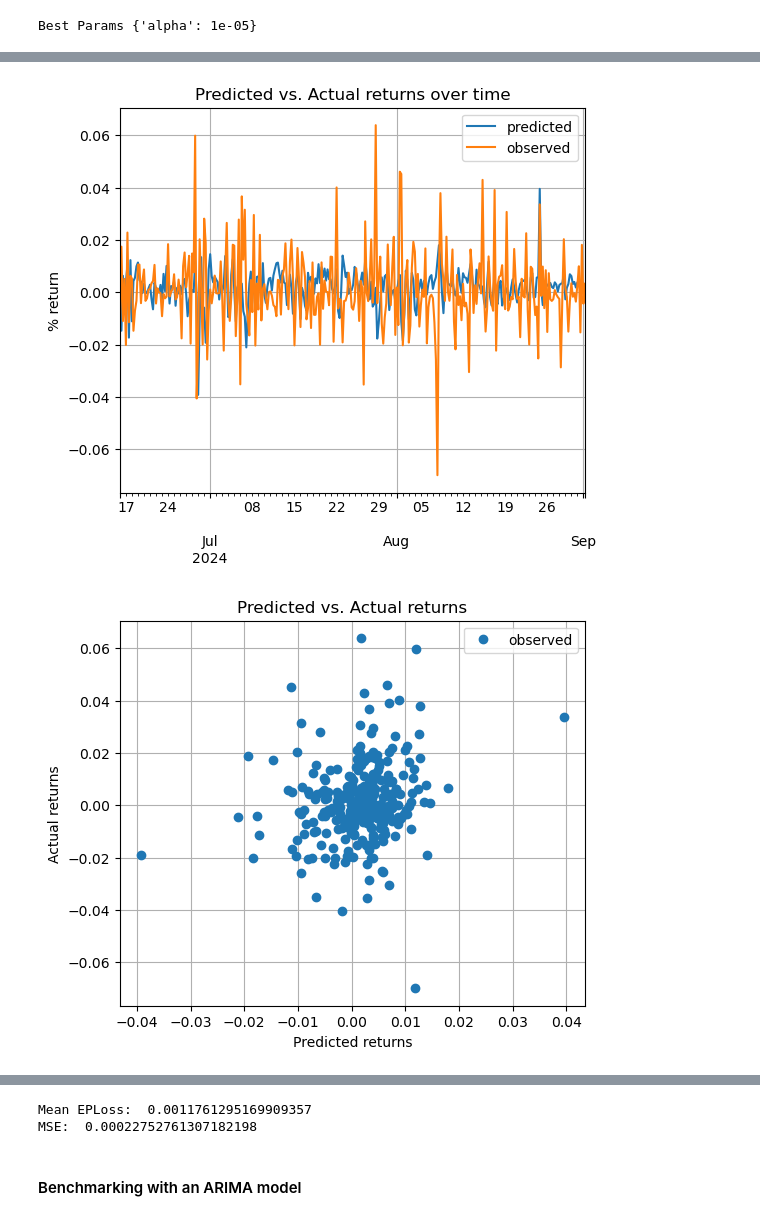
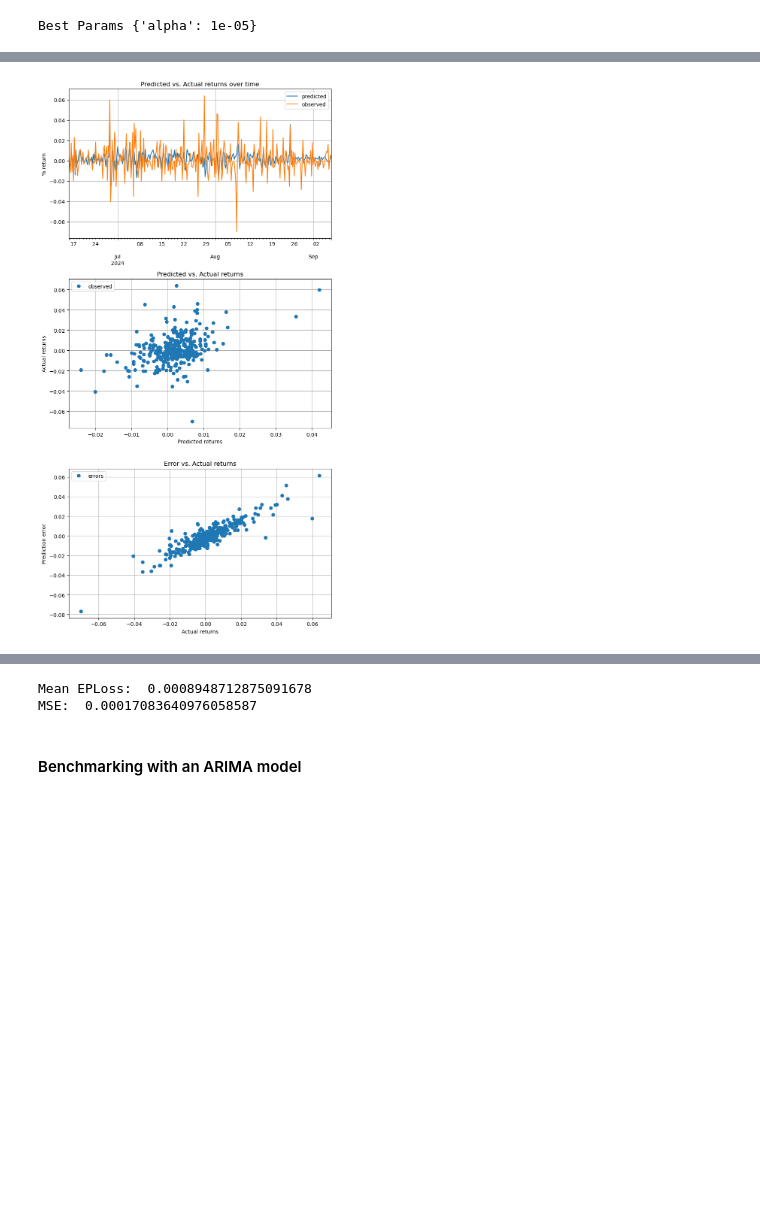
Before and after one commit to codyjcao/osrs-ge, a Jupyter notebook: osrs_ML_forecasting.ipynb, the cells around one changed output, grey strips where cells are left out. Drawn from its saved outputs; the diff is of its cells as text; code cells hidden in the pictures; blank space fills up the shorter version.

Commit message:
Optimized trading_strategy_pnler and iterative_testing functions and improved plotting, also added sample weigthing functionality for the iterative_testing; updated the item files

```diff
--- a/osrs_ML_forecasting.ipynb
+++ b/osrs_ML_forecasting.ipynb
@@ -305,9 +324,6 @@ def iterative_testing(df,y_col,model=LinearRegression(),start_point=10,plot=True
     print("MSE: ", reg_mse)
     return df_err
 # %%
-model = LinearRegression()
-#linear_reg_res = osrs_GE.iterative_testing(df_tr_new,'simpRet_y',model=model)
-lr_train_res = iterative_testing(df_tr_new,'simpRet_y',model=model)
+lr_train_res = osrs_GE.iterative_testing(df_tr_new,'simpRet_y',model=LinearRegression())
 # %% [output]
-[figure, old version]
+[figure, new version]
-[figure, removed]
@@ -315,5 +330,5 @@ lr_train_res = iterative_testing(df_tr_new,'simpRet_y',model=model)
-Mean EPLoss:  0.0011761295169909357
-MSE:  0.00022752761307182198
+Mean EPLoss:  0.0008948712875091678
+MSE:  0.00017083640976058587
 # %% [markdown]
 #### Benchmarking with an ARIMA model
 # %%
```
Also changed, not shown: parts of 32 cells of this notebook, 33 other files.
